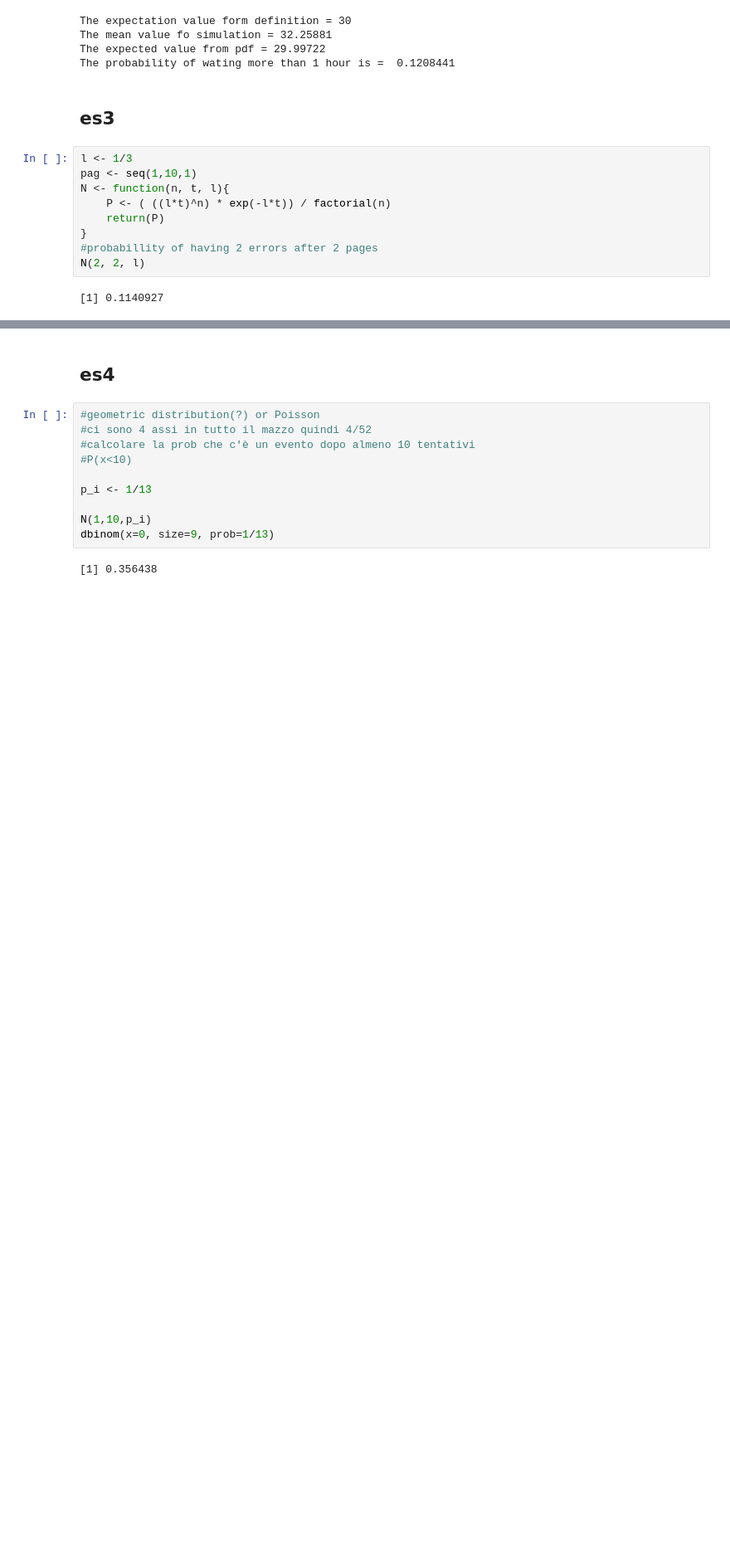
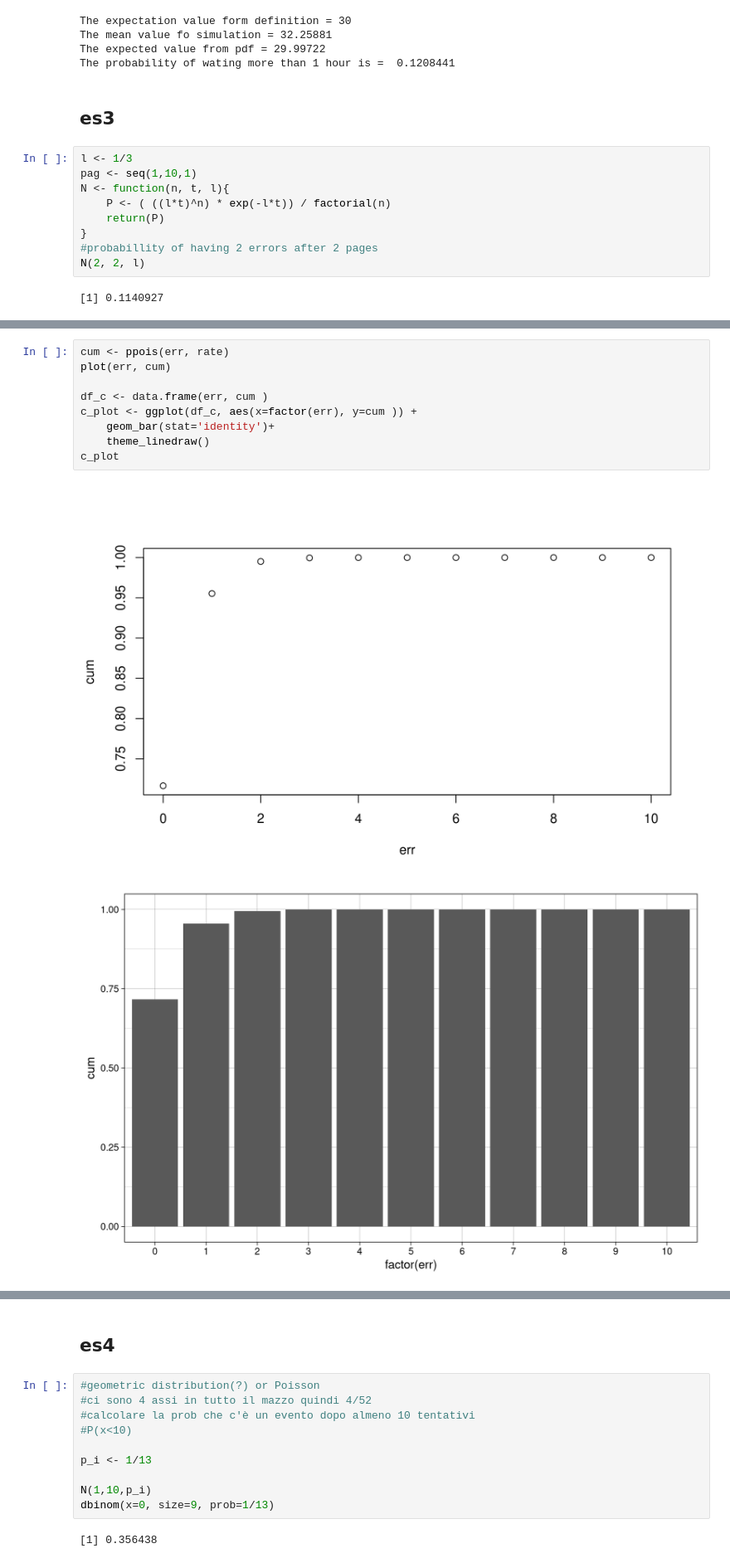
Before and after one commit to PietroCappelli/Advance_stat, a Jupyter notebook: Exercises/exercises02.ipynb, the cells around one changed output, grey strips where cells are left out. Shown at 83% size. Saved outputs shown, nothing was run; the diff lists cells and outputs as text; blank space fills up the shorter version.

```diff
--- a/Exercises/exercises02.ipynb
+++ b/Exercises/exercises02.ipynb
@@ -81,0 +97,12 @@ dpois(1,l)
+# %%
+cum <- ppois(err, rate)
+plot(err, cum)
+
+df_c <- data.frame(err, cum )
+c_plot <- ggplot(df_c, aes(x=factor(err), y=cum )) +
+    geom_bar(stat='identity')+
+    theme_linedraw()
+c_plot
+# %% [output]
+[figure, added]
+[figure, added]
```
Also changed, not shown: parts of 12 cells of this notebook.
